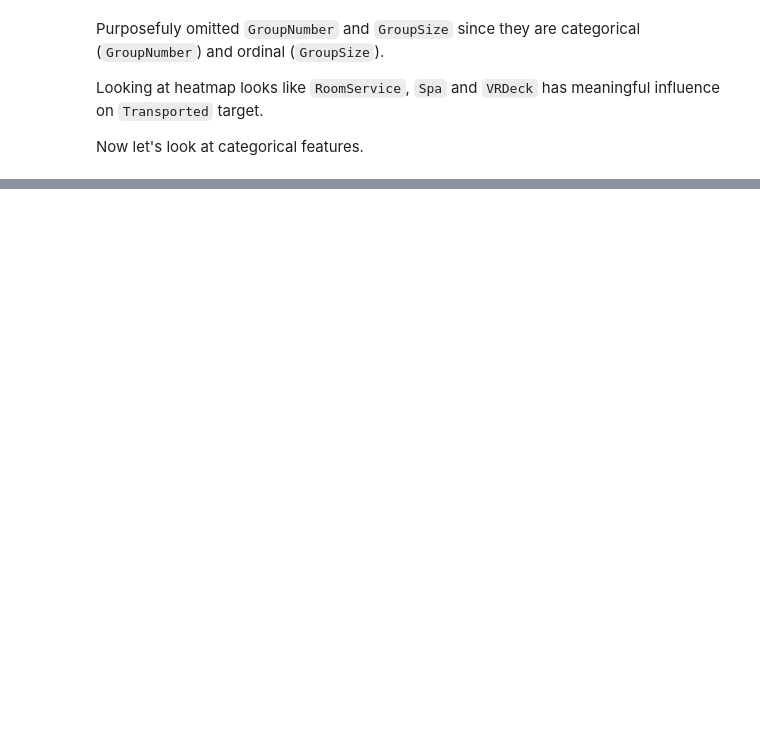
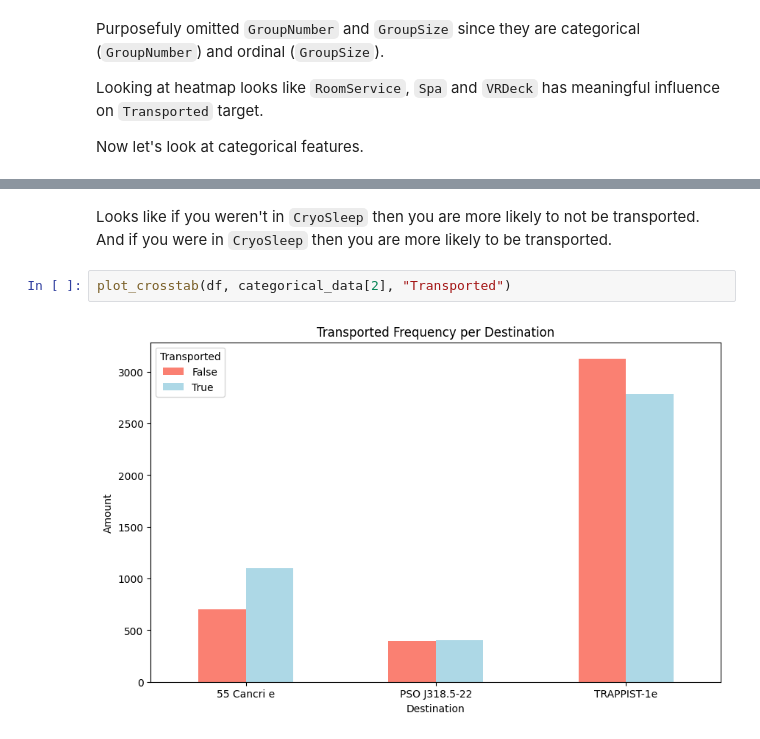
Before and after one commit to Rubic31/spaceship-titanic-project, a Jupyter notebook: notebooks/1.1-mz-correlation-analysis.ipynb, the cells around one changed output, grey strips where cells are left out. Saved outputs shown, nothing was run; the diff lists cells and outputs as text; blank space fills up the shorter version.

```diff
--- a/notebooks/1.1-mz-correlation-analysis.ipynb
+++ b/notebooks/1.1-mz-correlation-analysis.ipynb
@@ -62,0 +80,6 @@ plot_boxplots(df, ['RoomService', 'FoodCourt','ShoppingMall', 'Spa', 'VRDeck'])
+# %% [markdown]
+Looks like if you weren't in `CryoSleep` then you are more likely to not be transported. And if you were in `CryoSleep` then you are more likely to be transported.
+# %%
+plot_crosstab(df, categorical_data[2], "Transported")
+# %% [output]
+[figure, added]
```
Also changed, not shown: parts of 20 cells of this notebook, 1 other file.
